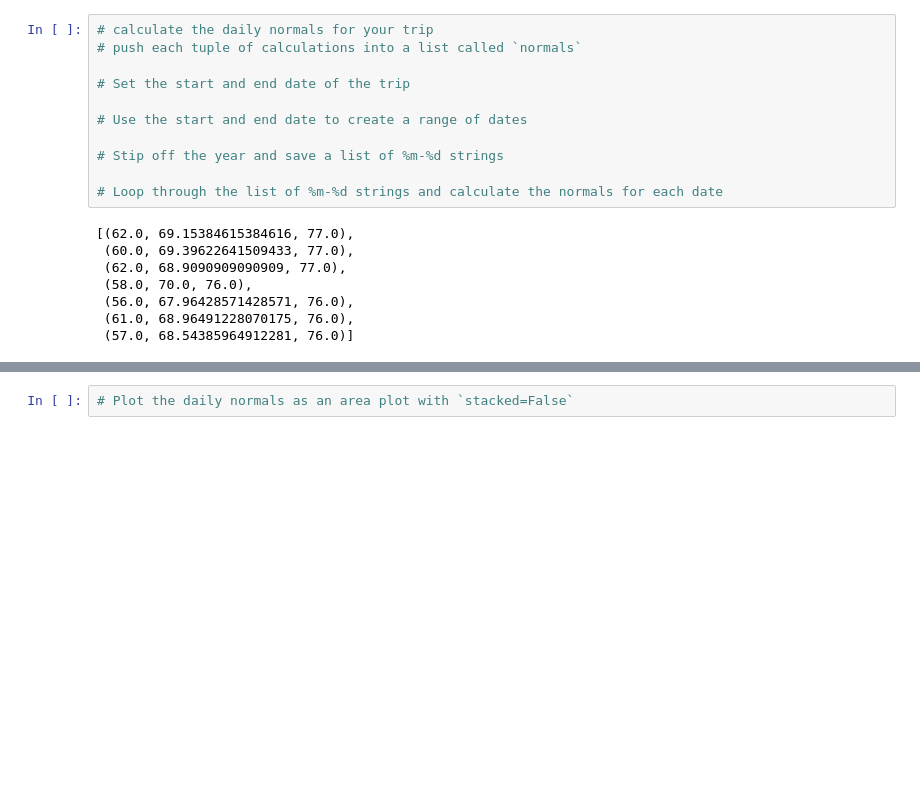
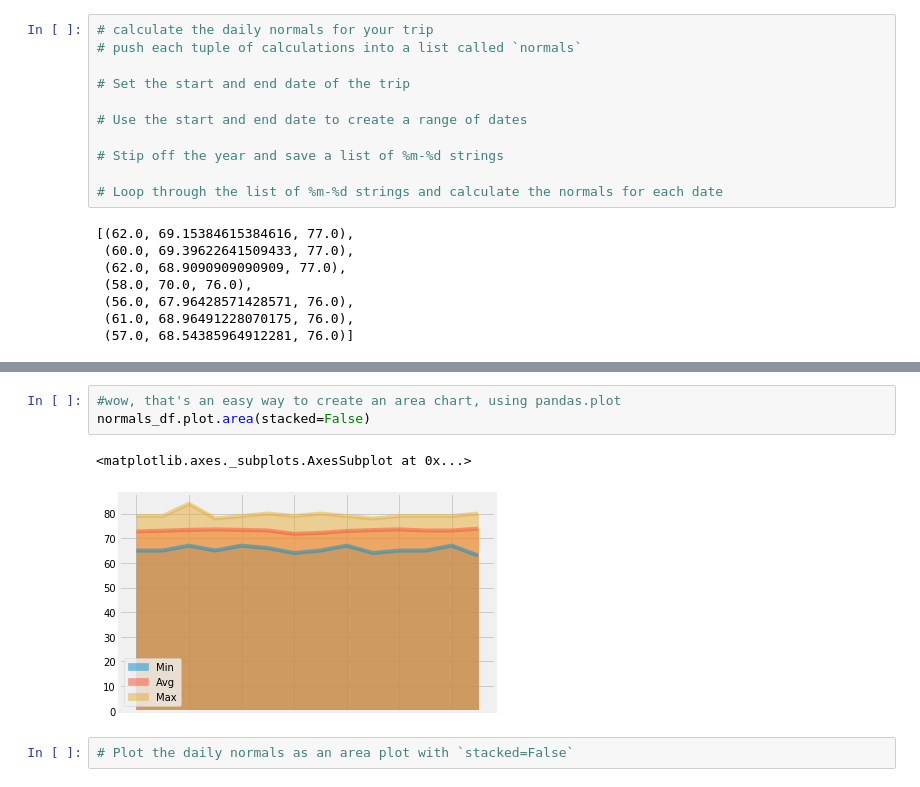
Before and after one commit to bman511/PySurf, a Jupyter notebook: climate_starter.ipynb, the cells around one changed output, grey strips where cells are left out. Drawn from its saved outputs; the diff is of its cells as text; blank space fills up the shorter version.

```diff
--- a/climate_starter.ipynb
+++ b/climate_starter.ipynb
@@ -298,3 +452,9 @@ daily_normals("01-01")
+# %%
+#wow, that's an easy way to create an area chart, using pandas.plot
+normals_df.plot.area(stacked=False)
+# %% [output]
+<matplotlib.axes._subplots.AxesSubplot at 0x...>
+[figure, added]
 # %%
 # Plot the daily normals as an area plot with `stacked=False`
 # %% [output]
```
Also changed, not shown: parts of 15 cells of this notebook.
